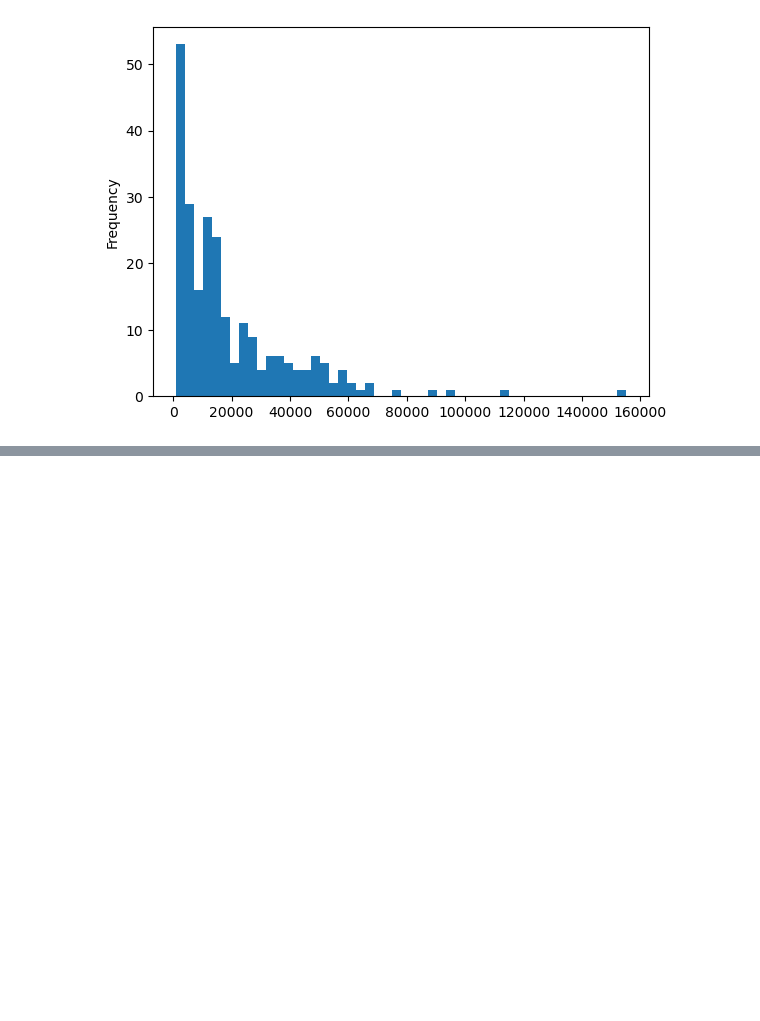
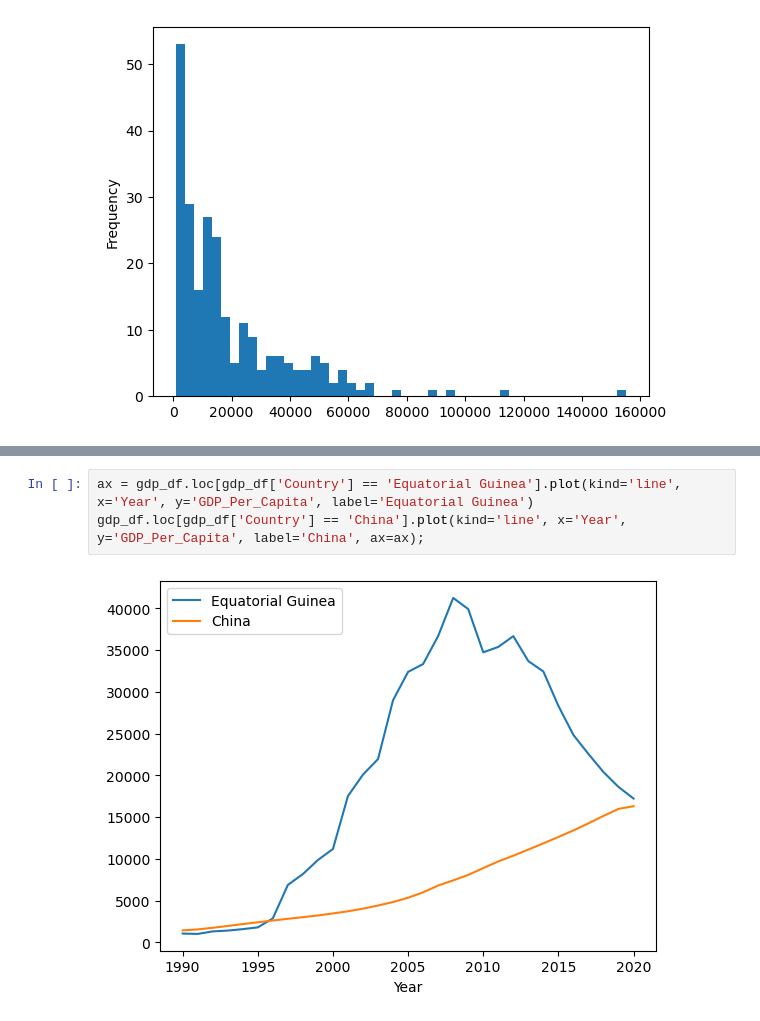
Before and after one commit to nss-data-science-cohort-7/un-exploration-tomoumer, a Jupyter notebook: notebooks/UN_Data_Exploration.ipynb, the cells around one changed output, grey strips where cells are left out. Saved outputs shown, nothing was run; the diff lists cells and outputs as text; blank space fills up the shorter version.

```diff
--- a/notebooks/UN_Data_Exploration.ipynb
+++ b/notebooks/UN_Data_Exploration.ipynb
@@ -177,0 +221,5 @@ gdp_2014['GDP_Per_Capita'].plot(kind='hist', bins=50);
+# %%
+ax = gdp_df.loc[gdp_df['Country'] == 'Equatorial Guinea'].plot(kind='line', x='Year', y='GDP_Per_Capita', label='Equatorial Guinea')
+gdp_df.loc[gdp_df['Country'] == 'China'].plot(kind='line', x='Year', y='GDP_Per_Capita', label='China', ax=ax);
+# %% [output]
+[figure, added]
```
Also changed, not shown: parts of 15 cells of this notebook, 1 other file.
